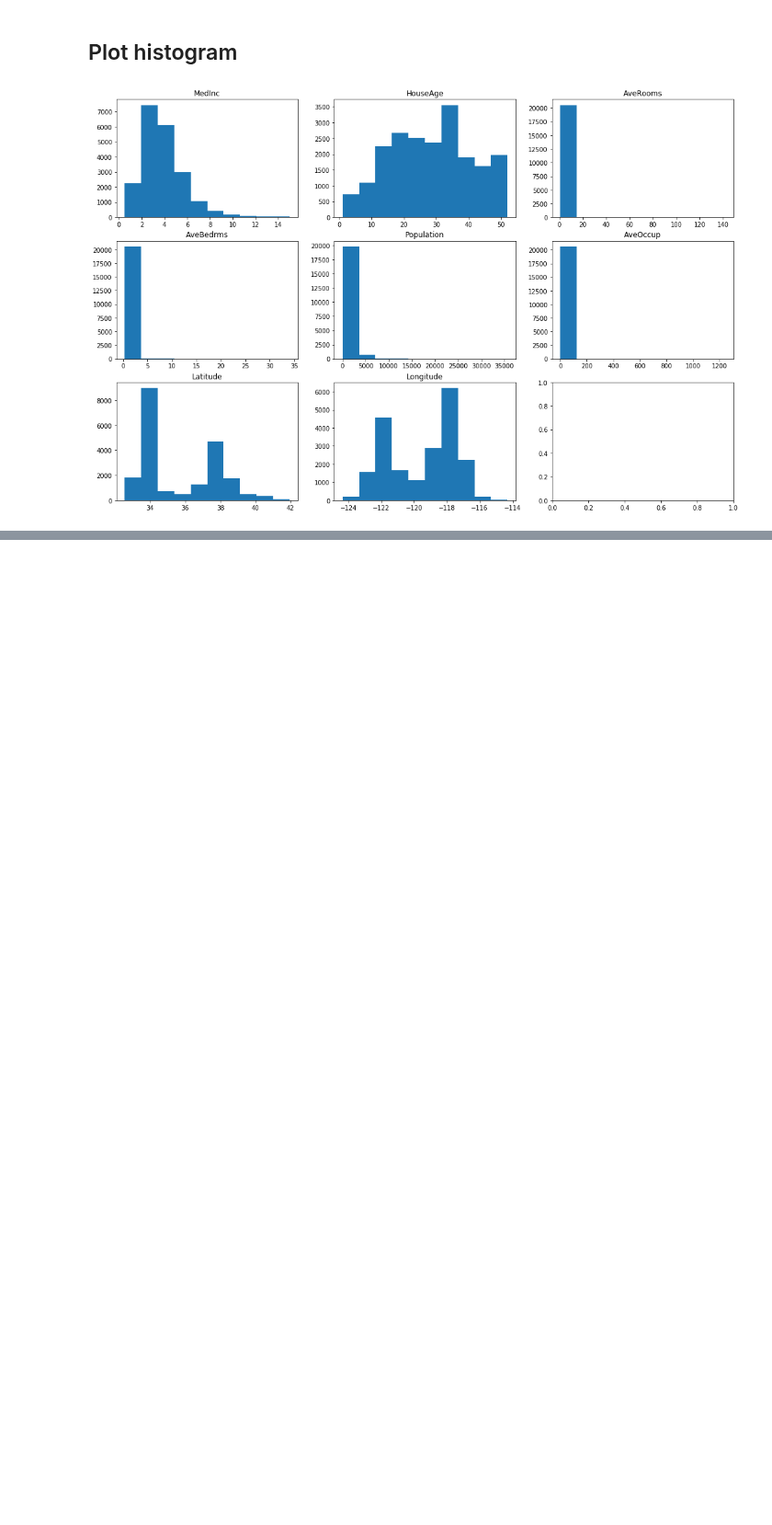
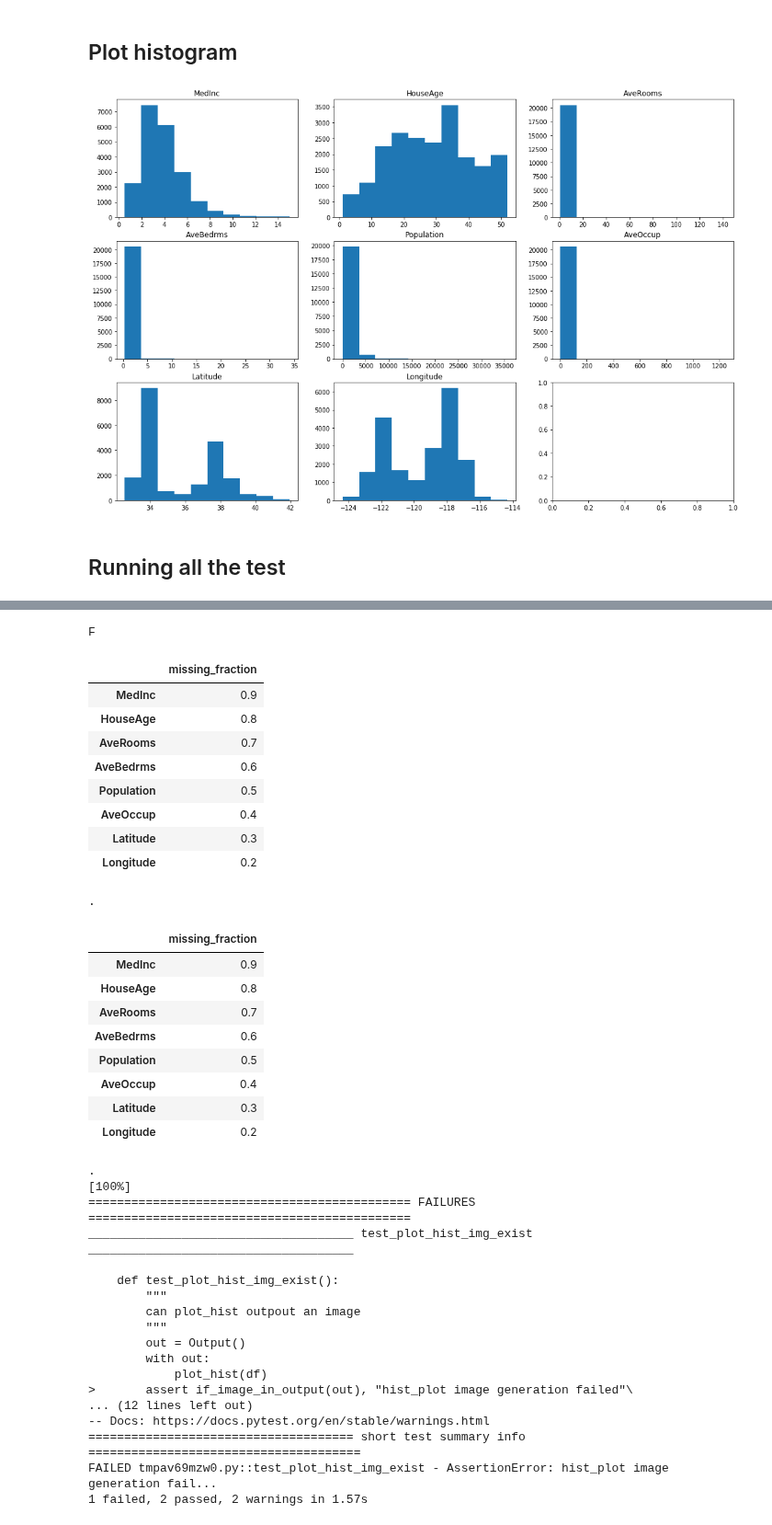
Before and after one commit to unpackAI/unpackai, a Jupyter notebook: nbs/35_tabular_data.ipynb, the cells around one changed output, grey strips where cells are left out. Shown at 92% size. Drawn from its saved outputs; the diff is of its cells as text; code cells hidden in the pictures; blank space fills up the shorter version.

Commit message:
♻️tabular test

```diff
--- a/nbs/35_tabular_data.ipynb
+++ b/nbs/35_tabular_data.ipynb
@@ -99,0 +155,6 @@ plot_hist(df)
+# %% [markdown]
+## Running all the test
+# %%
+# hide
+ipytest.run()
+# %% [output]
@@ -99,0 +162,37 @@ plot_hist(df)
+F
+|  | missing_fraction |
+| MedInc | 0.9 |
+| HouseAge | 0.8 |
+| AveRooms | 0.7 |
+| AveBedrms | 0.6 |
+| Population | 0.5 |
+| AveOccup | 0.4 |
+| Latitude | 0.3 |
+| Longitude | 0.2 |
+.
+|  | missing_fraction |
+| MedInc | 0.9 |
+| HouseAge | 0.8 |
+| AveRooms | 0.7 |
+| AveBedrms | 0.6 |
+| Population | 0.5 |
+| AveOccup | 0.4 |
+| Latitude | 0.3 |
+| Longitude | 0.2 |
+.                                                                                          [100%]
+============================================= FAILURES =============================================
+_____________________________________ test_plot_hist_img_exist _____________________________________
+
+    def test_plot_hist_img_exist():
+        """
+        can plot_hist outpout an image
+        """
+        out = Output()
+        with out:
+            plot_hist(df)
+>       assert if_image_in_output(out), "hist_plot image generation failed"\
+... (12 lines left out)
+-- Docs: https://docs.pytest.org/en/stable/warnings.html
+===================================== short test summary info ======================================
+FAILED tmpav69mzw0.py::test_plot_hist_img_exist - AssertionError: hist_plot image generation fail...
+1 failed, 2 passed, 2 warnings in 1.57s
```
Also changed, not shown: parts of 9 cells of this notebook, 2 other files.
